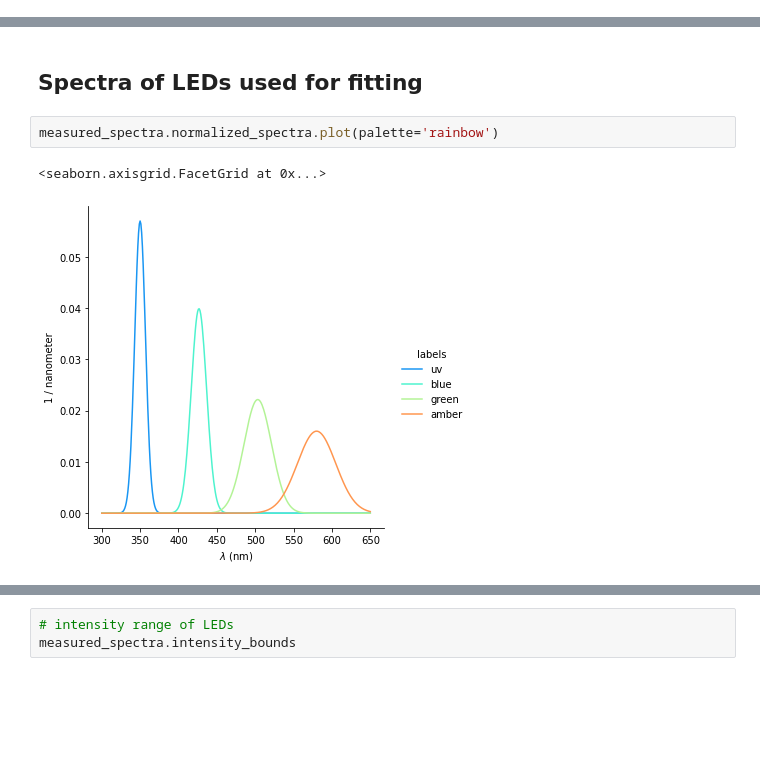
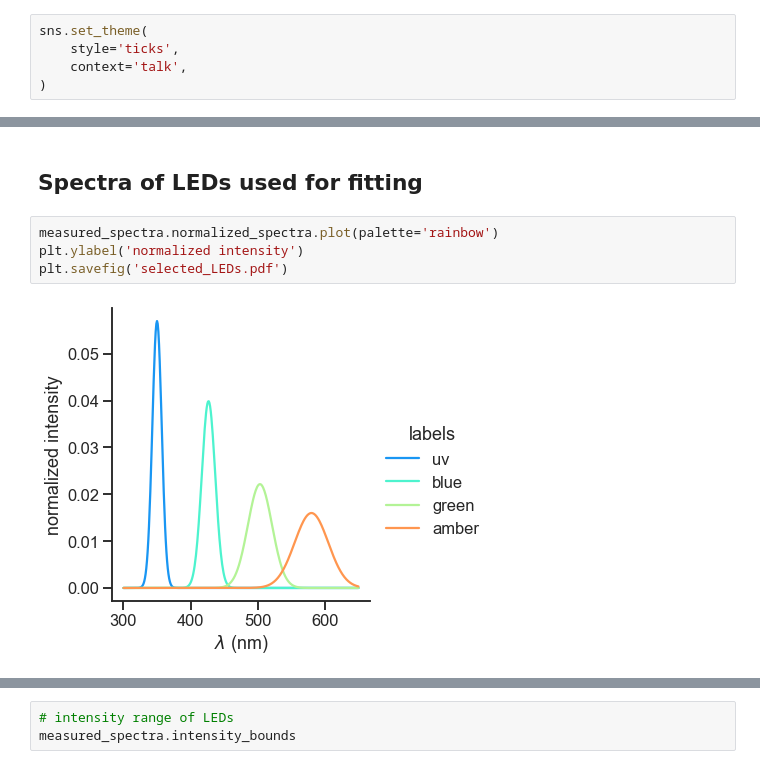
Before and after one commit to neuralsignal/dreye, a Jupyter notebook: tutorials/silent_substitution.ipynb, the cells around one changed output, grey strips where cells are left out. Saved outputs shown, nothing was run; the diff lists cells and outputs as text; blank space fills up the shorter version.

```diff
--- a/tutorials/silent_substitution.ipynb
+++ b/tutorials/silent_substitution.ipynb
@@ -6,6 +6,11 @@ import seaborn as sns
 import matplotlib.pyplot as plt
 # %% [markdown]
 ## Get dummy LED measurements and a photoreceptor model
+# %%
+sns.set_theme(
+    style='ticks',
+    context='talk',
+)
 # %%
 wls = np.arange(300, 651)
 # %%
@@ -31,6 +36,7 @@ measured_spectra = dreye.get_led_spectra_container(
 ## Spectra of LEDs used for fitting
 # %%
 measured_spectra.normalized_spectra.plot(palette='rainbow')
+plt.ylabel('normalized intensity')
+plt.savefig('selected_LEDs.pdf')
 # %% [output]
-<seaborn.axisgrid.FacetGrid at 0x...>
-[figure, old version]
+[figure, new version]
```
Also changed, not shown: parts of 7 cells of this notebook, 23 other files.
